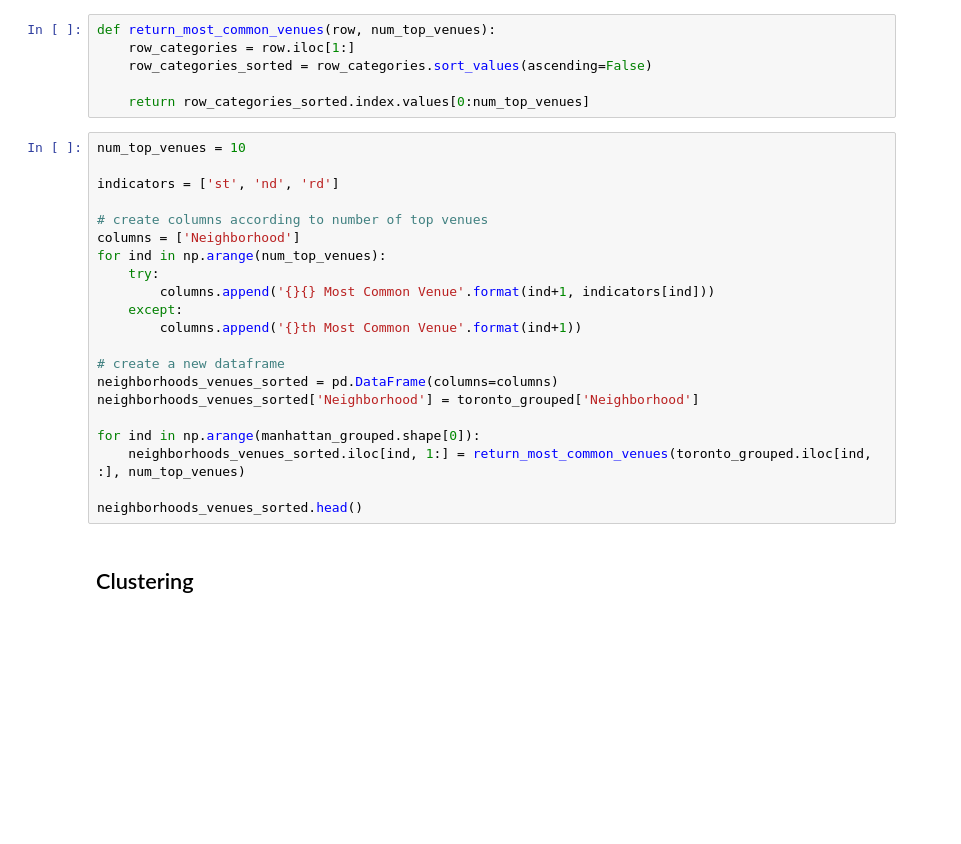
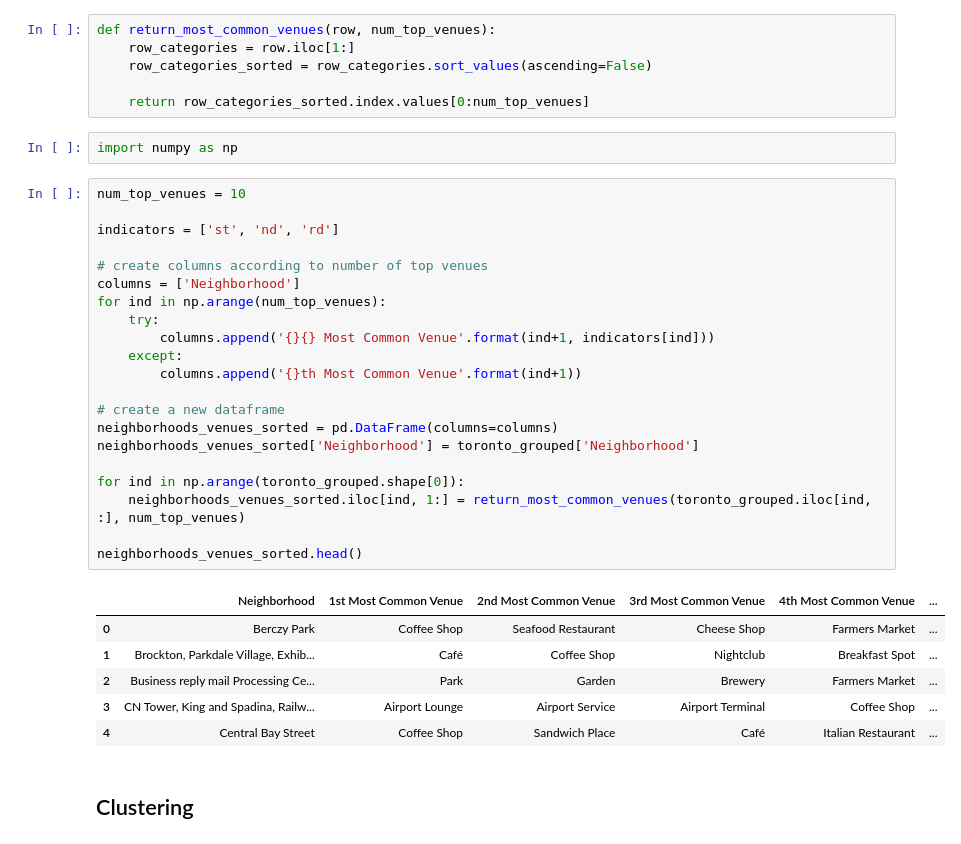
Before and after one commit to Rach-K/Coursera_Capstone, a Jupyter notebook: Segmentation and clustering-notebook (2).ipynb, the cells around one changed output. Cells and saved outputs as stored; diff of their text form; blank space fills up the shorter version.

```diff
--- a/Segmentation and clustering-notebook (2).ipynb
+++ b/Segmentation and clustering-notebook (2).ipynb
@@ -232,27 +312,36 @@ def return_most_common_venues(row, num_top_venues):
     row_categories_sorted = row_categories.sort_values(ascending=False)
 
     return row_categories_sorted.index.values[0:num_top_venues]
+# %%
+import numpy as np
 # %%
 num_top_venues = 10
 
 indicators = ['st', 'nd', 'rd']
 
 # create columns according to number of top venues
 columns = ['Neighborhood']
 for ind in np.arange(num_top_venues):
     try:
         columns.append('{}{} Most Common Venue'.format(ind+1, indicators[ind]))
     except:
         columns.append('{}th Most Common Venue'.format(ind+1))
 
 # create a new dataframe
 neighborhoods_venues_sorted = pd.DataFrame(columns=columns)
 neighborhoods_venues_sorted['Neighborhood'] = toronto_grouped['Neighborhood']
 
-for ind in np.arange(manhattan_grouped.shape[0]):
+for ind in np.arange(toronto_grouped.shape[0]):
     neighborhoods_venues_sorted.iloc[ind, 1:] = return_most_common_venues(toronto_grouped.iloc[ind, :], num_top_venues)
 
 neighborhoods_venues_sorted.head()
+# %% [output]
+|  | Neighborhood | 1st Most Common Venue | 2nd Most Common Venue | 3rd Most Common Venue | 4th Most Common Venue | ... |
+| 0 | Berczy Park | Coffee Shop | Seafood Restaurant | Cheese Shop | Farmers Market | ... |
+| 1 | Brockton, Parkdale Village, Exhib... | Café | Coffee Shop | Nightclub | Breakfast Spot | ... |
+| 2 | Business reply mail Processing Ce... | Park | Garden | Brewery | Farmers Market | ... |
+| 3 | CN Tower, King and Spadina, Railw... | Airport Lounge | Airport Service | Airport Terminal | Coffee Shop | ... |
+| 4 | Central Bay Street | Coffee Shop | Sandwich Place | Café | Italian Restaurant | ... |
 # %% [markdown]
 ## Clustering
 # %%
```
Also changed, not shown: parts of 16 cells of this notebook.
